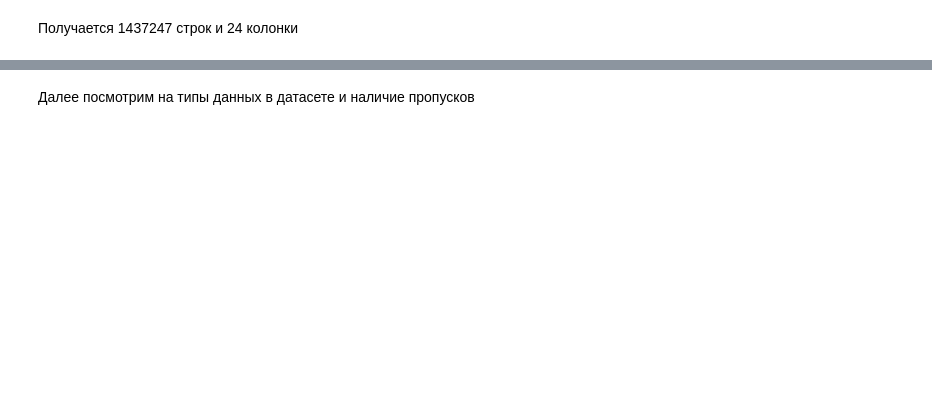
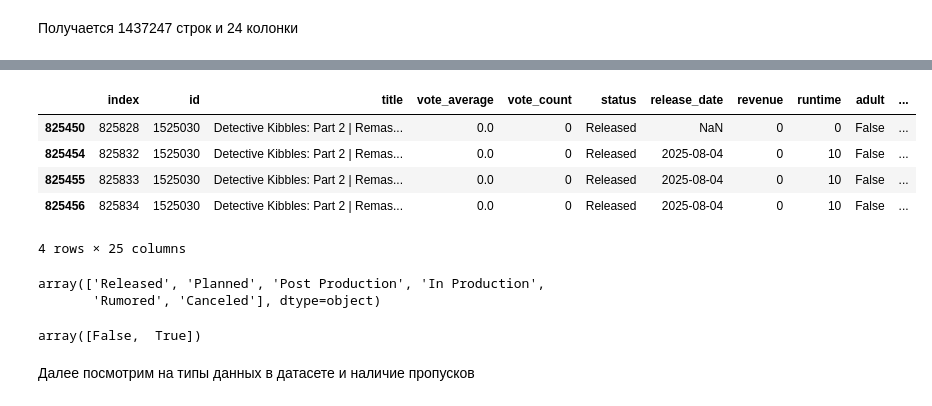
Before and after one commit to voaad/GP5-TEAM3, a Jupyter notebook: notebooks/01_eda.ipynb, the cells around one changed output, grey strips where cells are left out. Cells and saved outputs as stored; diff of their text form; code cells hidden in the pictures; blank space fills up the shorter version.

```diff
--- a/notebooks/01_eda.ipynb
+++ b/notebooks/01_eda.ipynb
@@ -38,3 +88,21 @@ df.shape
+# %%
+df[df['id'] == 1525030]
+# %% [output]
+|  | index | id | title | vote_average | vote_count | status | release_date | revenue | runtime | adult | ... |
+| 825450 | 825828 | 1525030 | Detective Kibbles: Part 2 | Remas... | 0.0 | 0 | Released | NaN | 0 | 0 | False | ... |
+| 825454 | 825832 | 1525030 | Detective Kibbles: Part 2 | Remas... | 0.0 | 0 | Released | 2025-08-04 | 0 | 10 | False | ... |
+| 825455 | 825833 | 1525030 | Detective Kibbles: Part 2 | Remas... | 0.0 | 0 | Released | 2025-08-04 | 0 | 10 | False | ... |
+| 825456 | 825834 | 1525030 | Detective Kibbles: Part 2 | Remas... | 0.0 | 0 | Released | 2025-08-04 | 0 | 10 | False | ... |
+4 rows × 25 columns
+# %%
+df['status'].unique()
+# %% [output]
+array(['Released', 'Planned', 'Post Production', 'In Production',
+       'Rumored', 'Canceled'], dtype=object)
+# %%
+df['adult'].unique()
+# %% [output]
+array([False,  True])
 # %% [markdown]
 Далее посмотрим на типы данных в датасете и наличие пропусков
 # %%
```
Also changed, not shown: parts of 42 cells of this notebook.
